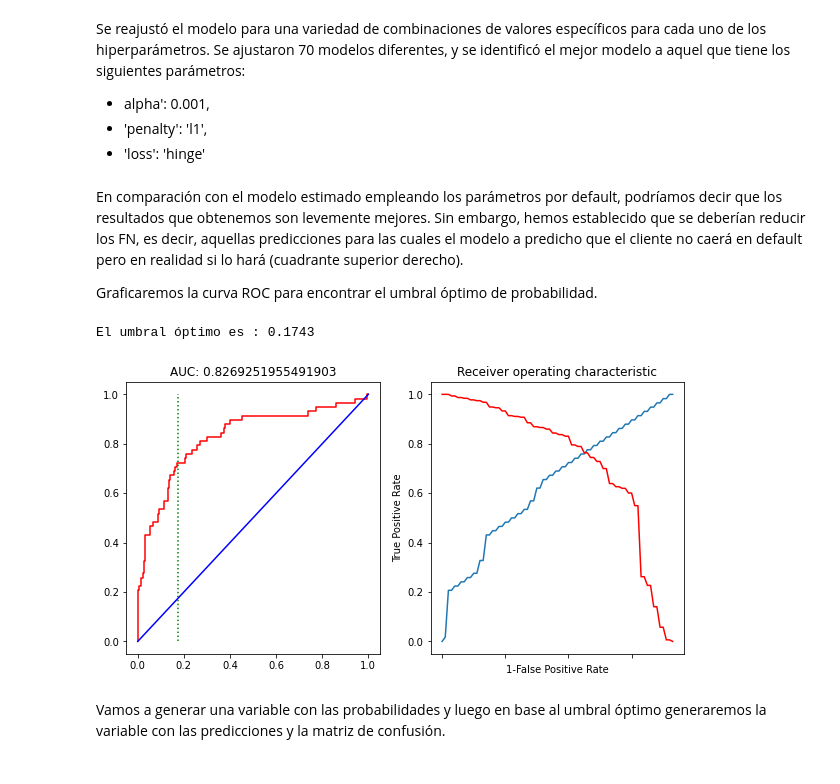
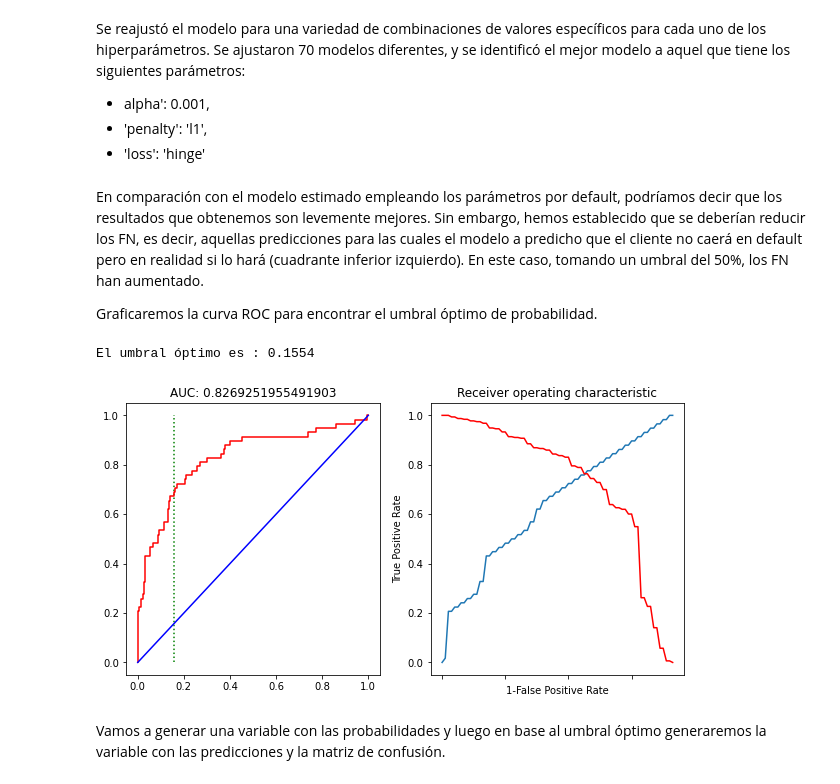
Before and after one commit to estebanarr/intro_aprendizaje_automatico, a Jupyter notebook: Notebooks/Laboratorio 2.ipynb, the cells around one changed output. Cells and saved outputs as stored; diff of their text form; code cells hidden in the pictures.

```diff
--- a/Notebooks/Laboratorio 2.ipynb
+++ b/Notebooks/Laboratorio 2.ipynb
@@ -75,11 +75,11 @@ def encontrar_punto_corte_roc(target, predicted):
 
     """
     fpr, tpr, threshold = roc_curve(target, predicted)
+    i = np.arange(len(tpr))
+    roc = pd.DataFrame({'tf' : pd.Series(tpr-(1-fpr), index=i), 'threshold' : pd.Series(threshold, index=i)})
+    roc_t = roc.iloc[(roc.tf-0).abs().argsort()[:1]]
 
-    y = tpr - fpr
-    Youden_index = np.argmax(y)
-    optimal_threshold = threshold[Youden_index]
-    return optimal_threshold
+    return list(roc_t['threshold'])
 # %% [markdown]
 ## Carga de datos y división en entrenamiento y evaluación
 
@@ -403,18 +403,18 @@ Se reajustó el modelo para una variedad de combinaciones de valores específico
 - 'penalty': 'l1',
 - 'loss': 'hinge'
 # %% [markdown]
-En comparación con el modelo estimado empleando los parámetros por default, podríamos decir que los resultados que obtenemos son levemente mejores. Sin embargo, hemos establecido que se deberían reducir los FN, es decir, aquellas predicciones para las cuales el modelo a predicho que el cliente no caerá en default pero en realidad si lo hará (cuadrante superior derecho).
+En comparación con el modelo estimado empleando los parámetros por default, podríamos decir que los resultados que obtenemos son levemente mejores. Sin embargo, hemos establecido que se deberían reducir los FN, es decir, aquellas predicciones para las cuales el modelo a predicho que el cliente no caerá en default pero en realidad si lo hará (cuadrante inferior izquierdo). En este caso, tomando un umbral del 50%, los FN han aumentado.
 
 Graficaremos la curva ROC para encontrar el umbral óptimo de probabilidad.
 # %%
 threshold=encontrar_punto_corte_roc(y_test, model.predict_proba(X_test)[:,1])
-print("El umbral óptimo es : {:.4f}".format(threshold))
+print("El umbral óptimo es : {:.4f}".format(threshold[0]))
 # %% [output]
-El umbral óptimo es : 0.1743
+El umbral óptimo es : 0.1554
 # %%
-plot_roc_auc(y_test, model.predict_proba(X_test),threshold)
+plot_roc_auc(y_test, model.predict_proba(X_test),threshold[0])
 # %% [output]
-[figure, old version]
+[figure, new version]
 # %% [markdown]
 Vamos a generar una variable con las probabilidades y luego en base al umbral óptimo generaremos la variable con las predicciones y la matriz de confusión.
 # %%
```
Also changed, not shown: parts of 7 cells of this notebook.
